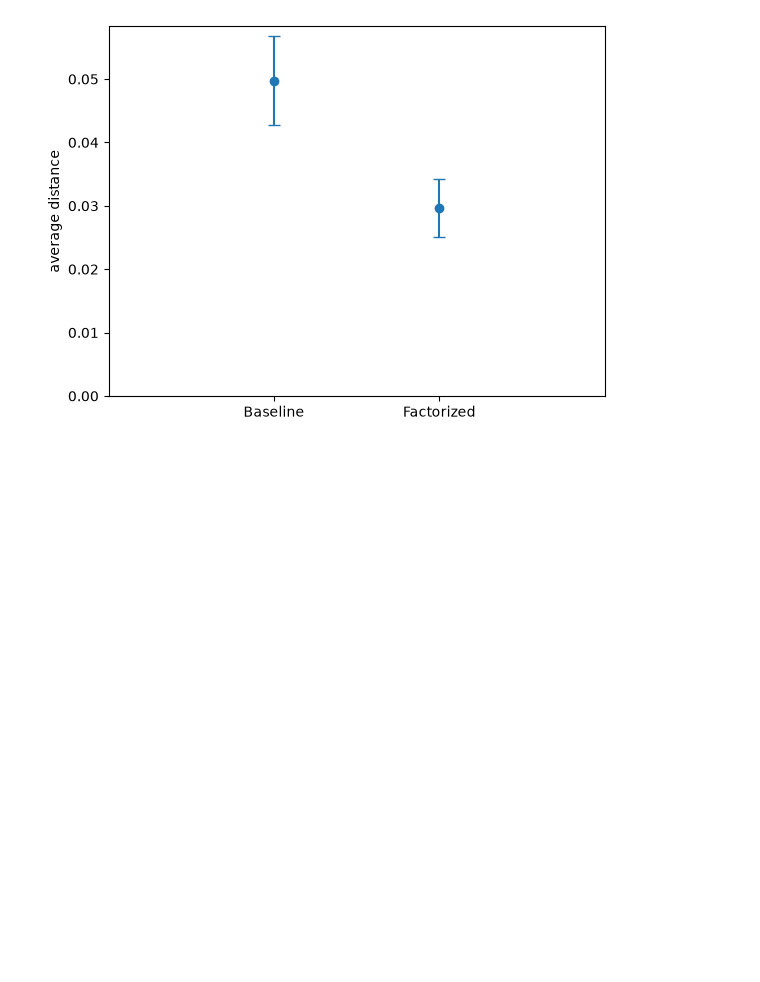
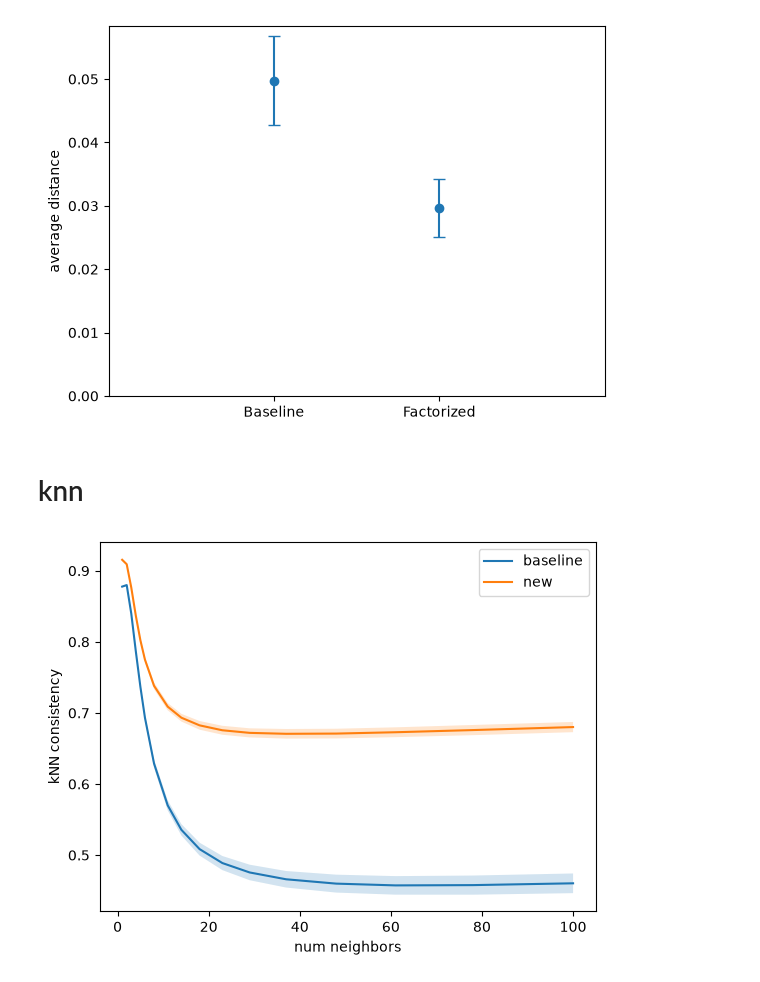
Before and after one commit to NathanSoeding/sensorium, a Jupyter notebook: analysis/paper_plots.ipynb, the cells around one changed output. Saved outputs shown, nothing was run; the diff lists cells and outputs as text; code cells hidden in the pictures; blank space fills up the shorter version.

Commit message:
knn plot

```diff
--- a/analysis/paper_plots.ipynb
+++ b/analysis/paper_plots.ipynb
@@ -586,3 +586,38 @@ plt.ylabel('average distance')
 plt.show()
 # %% [output]
 [figure]
+# %% [markdown]
+# knn
+# %%
+base_readouts = []
+for model in models:
+    r = torch.cat([model.readout[key].features.detach().squeeze().T for key in data_keys])
+    # r = model.whitener.transform_weights(r.T).T.cpu()
+    r = r.cpu()
+    base_readouts.append(r)
+
+base_curve, k_range = get_knn_curve(base_readouts)
+# %%
+new_readouts = []
+for model in new_models:
+    r = torch.cat([model.readout[key].features.detach() for key in data_keys])
+    r = model.whitener.transform_weights(r.T).T.cpu()
+    r = r.cpu()
+    new_readouts.append(r)
+
+new_curve, k_range = get_knn_curve(new_readouts)
+# %%
+m, s = base_curve[0], base_curve[1]
+plt.plot(k_range, m, label='baseline')
+plt.fill_between(k_range, m - s, m + s, alpha=0.2)
+
+m, s = new_curve[0], new_curve[1]
+plt.plot(k_range, m, label='new')
+plt.fill_between(k_range, m - s, m + s, alpha=0.2)
+
+plt.xlabel('num neighbors')
+plt.ylabel('kNN consistency')
+plt.legend()
+plt.show()
+# %% [output]
+[figure, added]
```
